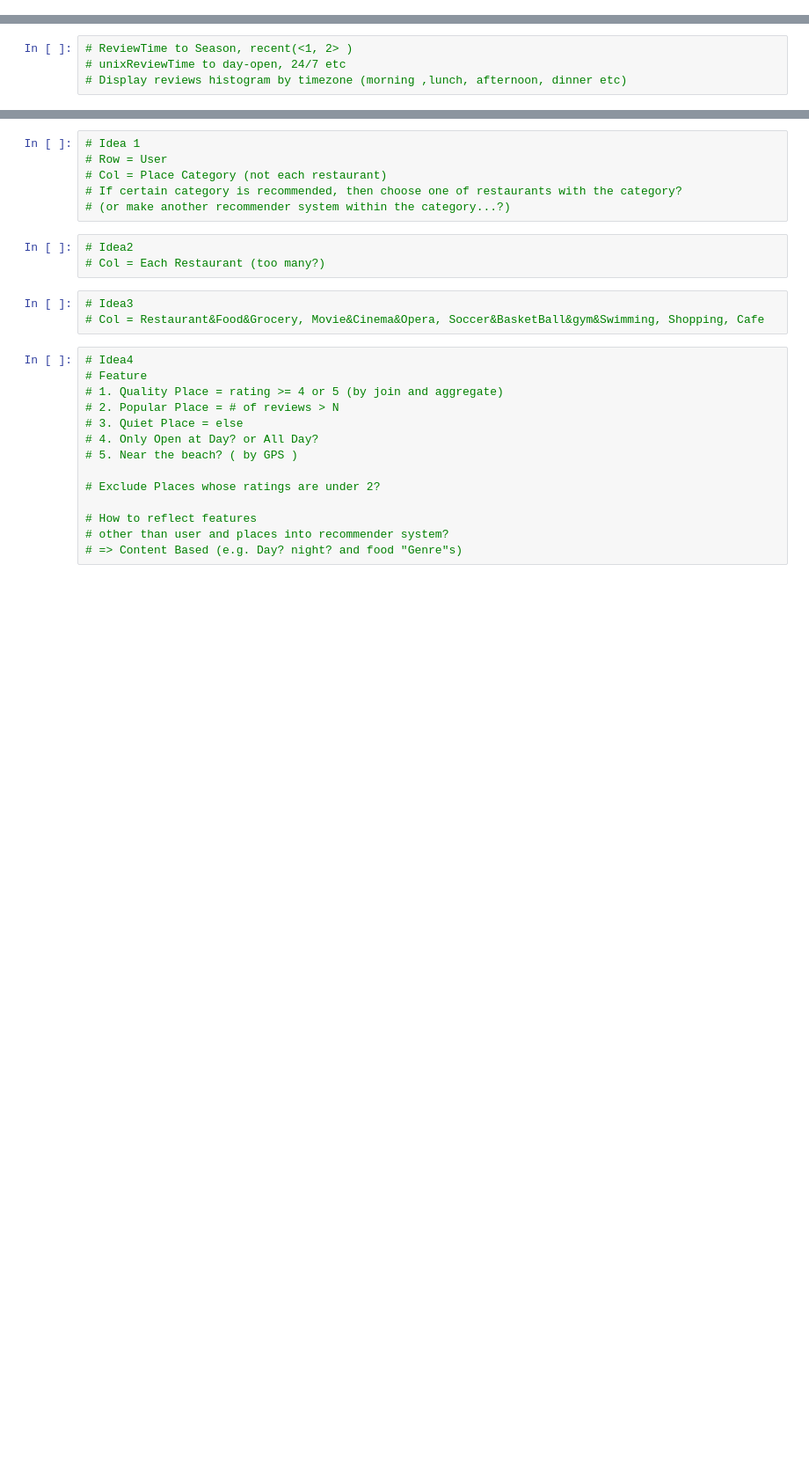
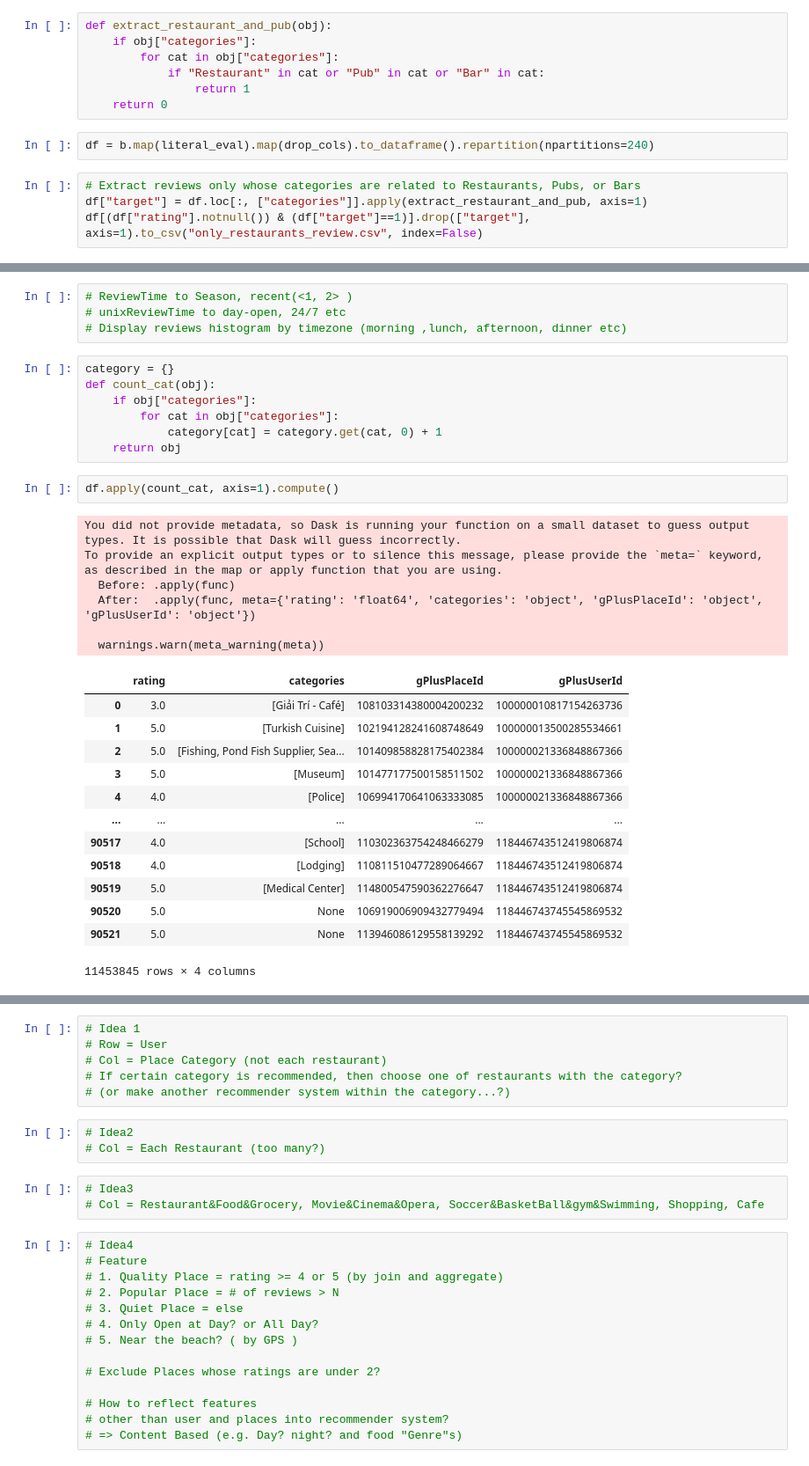
Before and after one commit to Huang-W/google-local-reviews, a Jupyter notebook: review_eda.ipynb, the cells around one changed output, grey strips where cells are left out. Shown at 88% size. Drawn from its saved outputs; the diff is of its cells as text; blank space fills up the shorter version.

```diff
--- a/review_eda.ipynb
+++ b/review_eda.ipynb
@@ -136,0 +46,13 @@ sns.distplot(ratings)
+# %%
+def extract_restaurant_and_pub(obj):
+    if obj["categories"]:
+        for cat in obj["categories"]:
+            if "Restaurant" in cat or "Pub" in cat or "Bar" in cat:
+                return 1
+    return 0
+# %%
+df = b.map(literal_eval).map(drop_cols).to_dataframe().repartition(npartitions=240)
+# %%
+# Extract reviews only whose categories are related to Restaurants, Pubs, or Bars
+df["target"] = df.loc[:, ["categories"]].apply(extract_restaurant_and_pub, axis=1)
+df[(df["rating"].notnull()) & (df["target"]==1)].drop(["target"], axis=1).to_csv("only_restaurants_review.csv", index=False)
@@ -138,6 +101,35 @@ sns.distplot(ratings)
 # ReviewTime to Season, recent(<1, 2> )
 # unixReviewTime to day-open, 24/7 etc
 # Display reviews histogram by timezone (morning ,lunch, afternoon, dinner etc)
+# %%
+category = {}
+def count_cat(obj):
+    if obj["categories"]:
+        for cat in obj["categories"]:
+            category[cat] = category.get(cat, 0) + 1
+    return obj
+# %%
+df.apply(count_cat, axis=1).compute()
+# %% [output]
+You did not provide metadata, so Dask is running your function on a small dataset to guess output types. It is possible that Dask will guess incorrectly.
+To provide an explicit output types or to silence this message, please provide the `meta=` keyword, as described in the map or apply function that you are using.
+  Before: .apply(func)
+  After:  .apply(func, meta={'rating': 'float64', 'categories': 'object', 'gPlusPlaceId': 'object', 'gPlusUserId': 'object'})
+
+  warnings.warn(meta_warning(meta))
+|  | rating | categories | gPlusPlaceId | gPlusUserId |
+| 0 | 3.0 | [Giải Trí - Café] | 108103314380004200232 | 100000010817154263736 |
+| 1 | 5.0 | [Turkish Cuisine] | 102194128241608748649 | 100000013500285534661 |
+| 2 | 5.0 | [Fishing, Pond Fish Supplier, Sea... | 101409858828175402384 | 100000021336848867366 |
+| 3 | 5.0 | [Museum] | 101477177500158511502 | 100000021336848867366 |
+| 4 | 4.0 | [Police] | 106994170641063333085 | 100000021336848867366 |
+| ... | ... | ... | ... | ... |
+| 90517 | 4.0 | [School] | 110302363754248466279 | 118446743512419806874 |
+| 90518 | 4.0 | [Lodging] | 110811510477289064667 | 118446743512419806874 |
+| 90519 | 5.0 | [Medical Center] | 114800547590362276647 | 118446743512419806874 |
+| 90520 | 5.0 | None | 106919006909432779494 | 118446743745545869532 |
+| 90521 | 5.0 | None | 113946086129558139292 | 118446743745545869532 |
+11453845 rows × 4 columns
 # %%
 # Display most popular food genre by count
 # e.g. American, Mexican, SeaFood etc
```
Also changed, not shown: parts of 35 cells of this notebook, 3 other files.
